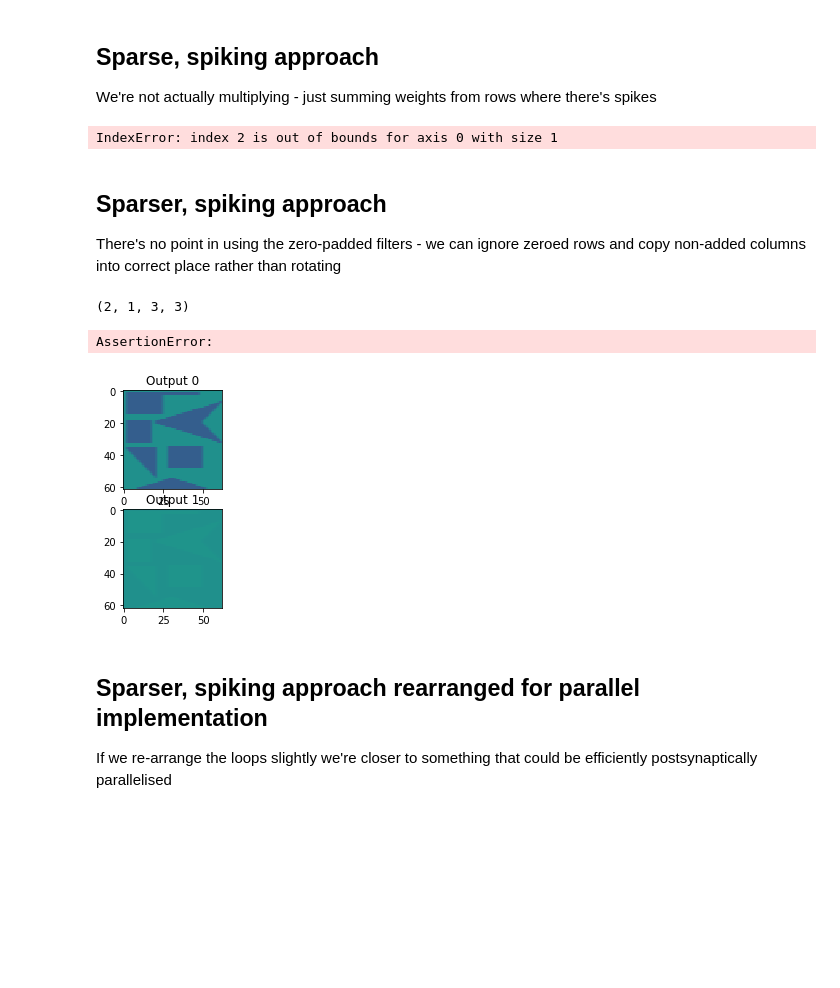
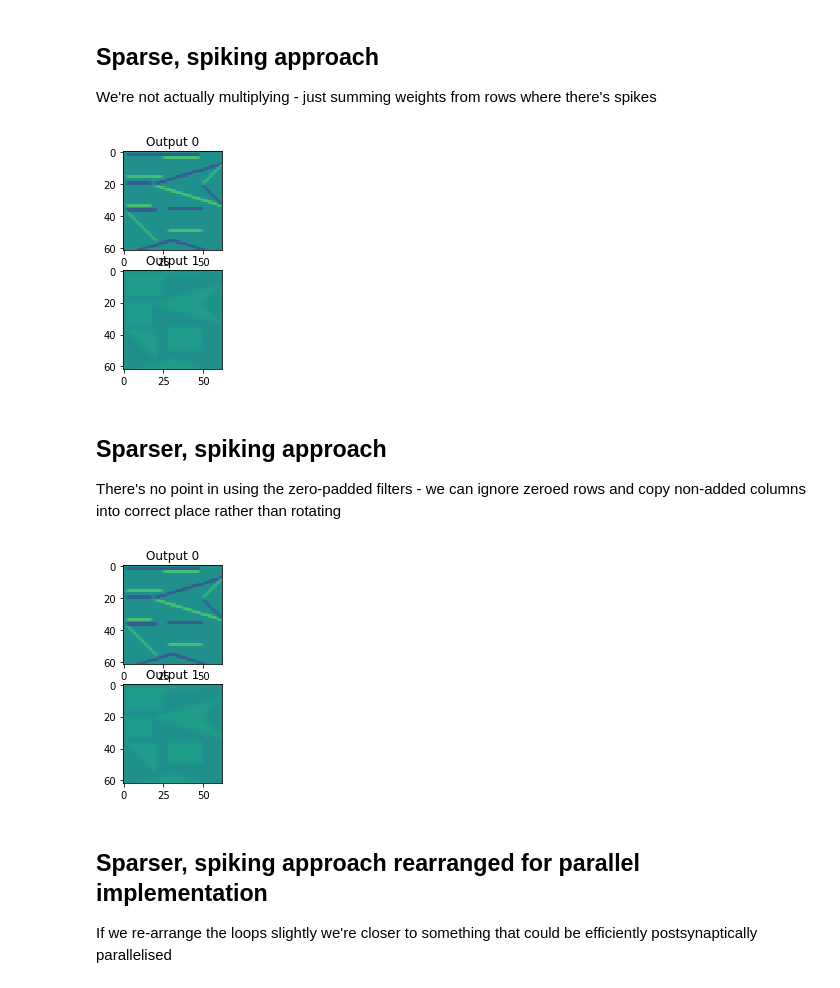
Before and after one commit to neworderofjamie/conv_test, a Jupyter notebook: toeplitz_sparse.ipynb, the cells around one changed output. Saved outputs shown, nothing was run; the diff lists cells and outputs as text; code cells hidden in the pictures; blank space fills up the shorter version.

```diff
--- a/toeplitz_sparse.ipynb
+++ b/toeplitz_sparse.ipynb
@@ -594,7 +595,7 @@ for o in range(OUTPUT_CHANNELS):
 ## Sparse, spiking approach
 We're not actually multiplying - just summing weights from rows where there's spikes
 # %%
-sparse_spike_output = np.zeros((OUTPUT_SIZE * OUTPUT_SIZE * OUTPUT_CHANNELS))
+sparse_spike_output = np.zeros((OUTPUT_CHANNELS, OUTPUT_SIZE * OUTPUT_SIZE))
 
 # Loop through spikes
 for pre in spike_indices:
@@ -603,66 +604,70 @@ for pre in spike_indices:
     pre_col = (pre // INPUT_CHANNELS) % INPUT_SIZE
     pre_chan = pre % INPUT_CHANNELS
 
-    # Determine which column of blocks contains pre
-    # **NOTE** that the columns of the Toeplitz matrix are indexed rows
-    # Rotate row of zero-padded filter corresponding to each block and concatenate together
-    col_test = np.concatenate([np.pad(zero_pad_filt[pre_chan,max(-1, i-pre_row)], (pre_col, 0))[:OUTPUT_SIZE]
-                               for i in range(OUTPUT_SIZE)])
-    assert np.array_equal(doubly_blocked_channels[pre_chan][:,pre // INPUT_CHANNELS], col_test)
+    # Loop through output channels
+    for o in range(OUTPUT_CHANNELS):
+        # Determine which column of blocks contains pre
+        # **NOTE** that the columns of the Toeplitz matrix are indexed rows
+        # Rotate row of zero-padded filter corresponding to each block and concatenate together
+        col_test = np.concatenate([np.pad(zero_pad_filt[o, pre_chan, max(-1, i - pre_row)],
+                                          (pre_col, 0))[:OUTPUT_SIZE]
+                                   for i in range(OUTPUT_SIZE)])
+        assert np.array_equal(doubly_blocked_channels[o][pre_chan][:,pre // INPUT_CHANNELS], col_test)
 
-    # Add to output
-    sparse_spike_output += col_test
+        # Add to output
+        sparse_spike_output[o] += col_test
 
-fig, axis = plt.subplots()
-axis.imshow(np.reshape(sparse_spike_output, (OUTPUT_SIZE, OUTPUT_SIZE)))
-axis.set_title("Result");
+square_sparse_spike_output = np.reshape(sparse_spike_output, (OUTPUT_CHANNELS, OUTPUT_SIZE, OUTPUT_SIZE))
 
-assert np.array_equal(dense_result, sparse_spike_output)
+fig, axes = plt.subplots(OUTPUT_CHANNELS)
+for o in range(OUTPUT_CHANNELS):
+    ax = axes[o] if OUTPUT_CHANNELS > 1 else axes
+    ax.imshow(square_sparse_spike_output[o], vmin=-10, vmax=10)
+    ax.set_title("Output %u" % o);
+
+assert np.allclose(dense_result, sparse_spike_output)
 # %% [output]
-IndexError: index 2 is out of bounds for axis 0 with size 1
+[figure, added]
 # %% [markdown]
 ## Sparser, spiking approach
 There's no point in using the zero-padded filters -  we can ignore zeroed rows and copy non-added columns into correct place rather than rotating
 # %%
 sparser_spike_output = np.zeros((OUTPUT_CHANNELS, OUTPUT_SIZE * OUTPUT_SIZE))
 
-# **THINK** problem is related to filter 1 not having vertical symmetry
 # Loop through spikes
 for pre in spike_indices:
     # Split pre into row, column and channel
     pre_row = (pre // INPUT_CHANNELS) // INPUT_SIZE
     pre_col = (pre // INPUT_CHANNELS) % INPUT_SIZE
     pre_chan = pre % INPUT_CHANNELS
 
     # Get length of filter row to apply here
     row_len = min(filt.shape[3], OUTPUT_SIZE - pre_col)
 
     for o in range(OUTPUT_CHANNELS):
         # Loop through filter rows
-        for i in range(pre_row, min(OUTPUT_SIZE, pre_row + filt.shape[1])):
+        for i in range(pre_row, min(OUTPUT_SIZE, pre_row + filt.shape[2])):
             # Extract row of filter
             # **NOTE** from the POV of connectivity matrices, the columns of the Toeplitz matrix are the rows
             filter_row_idx = filt.shape[2] - (i - pre_row) - 1
             filter_row = filt[o, pre_chan, filter_row_idx]
 
             # Place it into correct slice of output
             start_out = (i * OUTPUT_SIZE) + pre_col
             end_out = start_out + row_len
             sparser_spike_output[o,start_out:end_out] += filter_row[:row_len]
 
 square_sparser_spike_output = np.reshape(sparser_spike_output, (OUTPUT_CHANNELS, OUTPUT_SIZE, OUTPUT_SIZE))
 
 fig, axes = plt.subplots(OUTPUT_CHANNELS)
 for o in range(OUTPUT_CHANNELS):
     ax = axes[o] if OUTPUT_CHANNELS > 1 else axes
     ax.imshow(square_sparser_spike_output[o], vmin=-10, vmax=10)
     ax.set_title("Output %u" % o);
 
-assert np.array_equal(dense_result, sparser_spike_output)
+assert np.allclose(dense_result, sparser_spike_output)
 # %% [output]
-(2, 1, 3, 3)
-AssertionError:
-[figure, old version]
+[figure, new version]
 # %% [markdown]
 ## Sparser, spiking approach rearranged for parallel implementation
 If we re-arrange the loops slightly we're closer to something that could be efficiently postsynaptically parallelised
```
Also changed, not shown: parts of 3 cells of this notebook.
